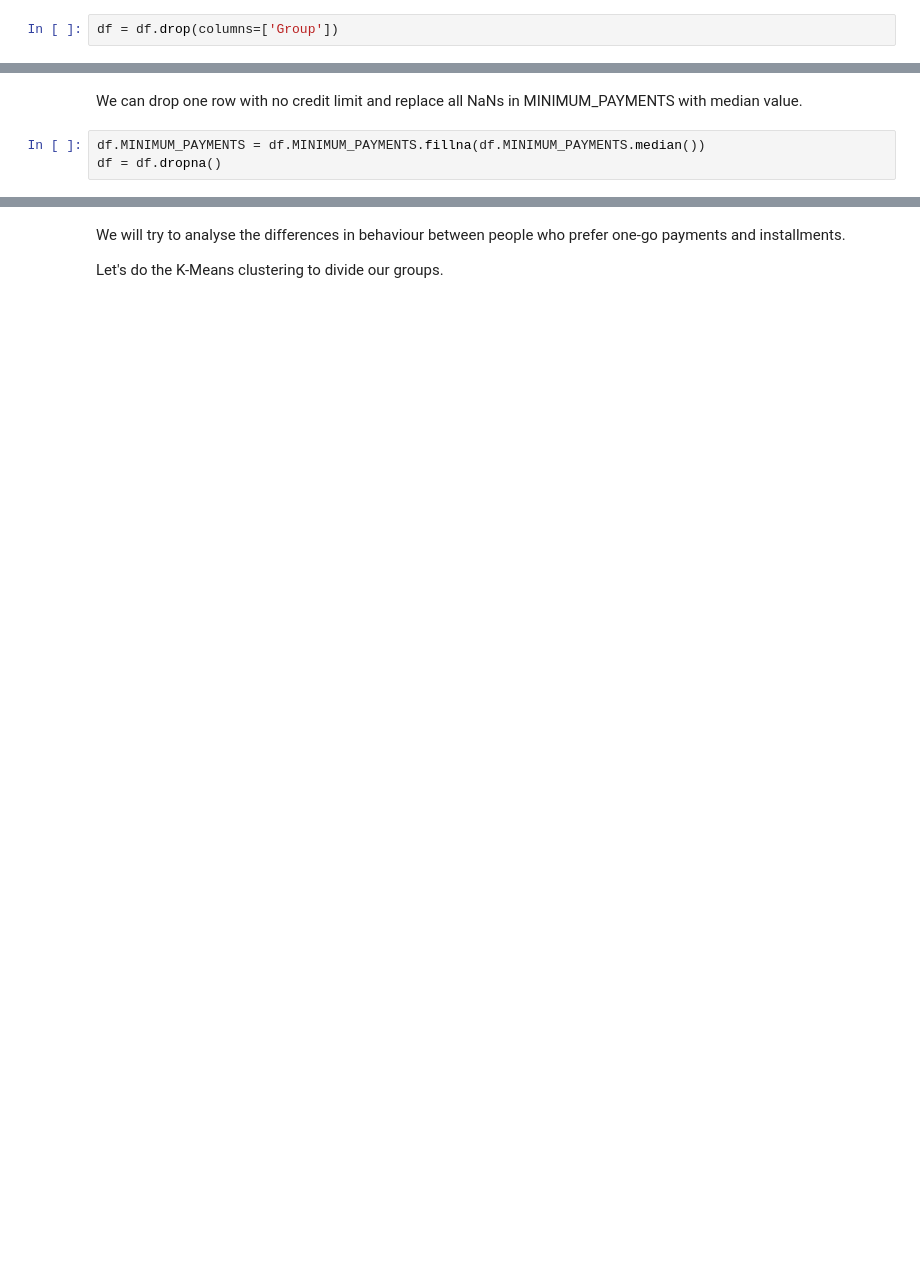
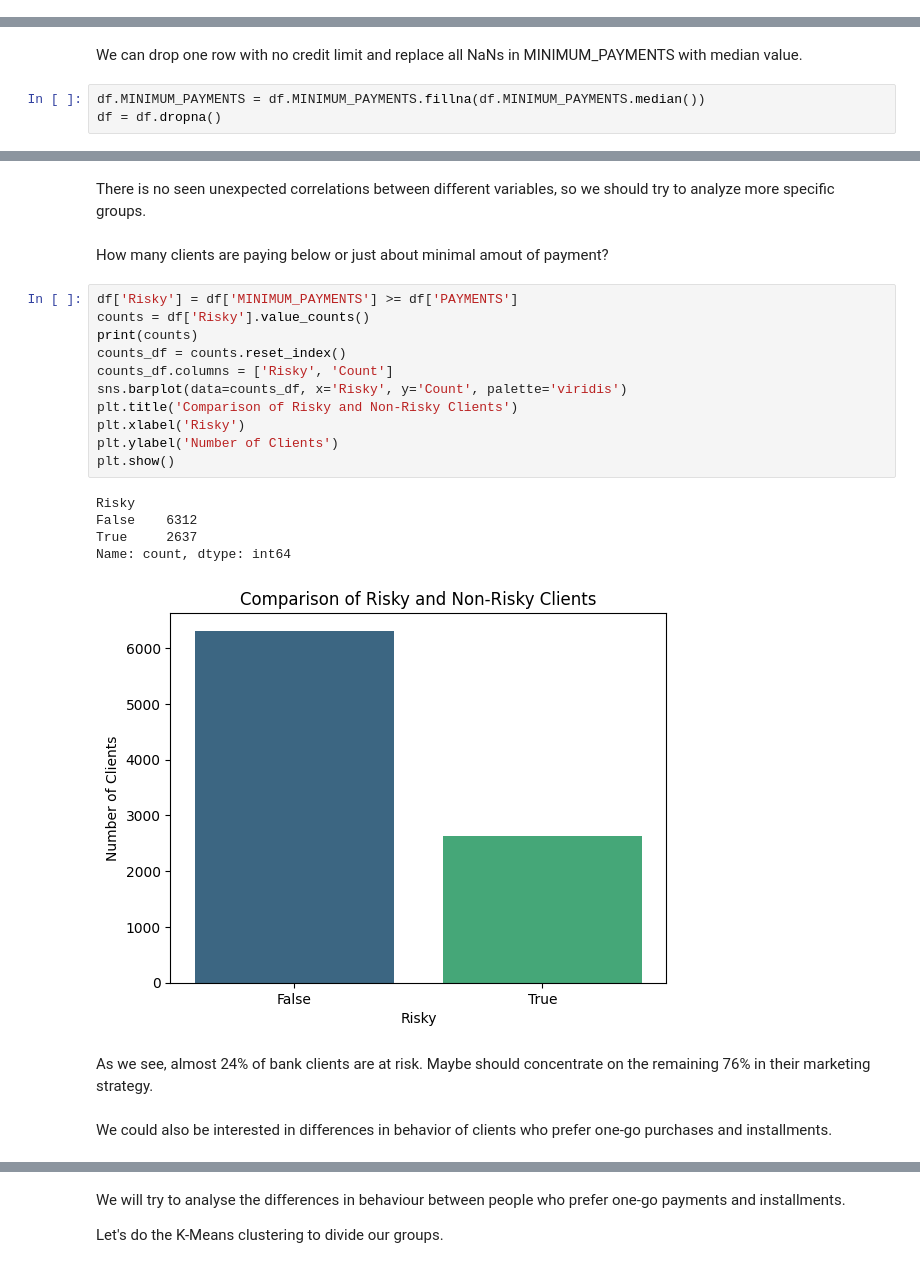
Before and after one commit to mirotorch/zsu, a Jupyter notebook: notebooks/zsu_proj.ipynb, the cells around one changed output, grey strips where cells are left out. Drawn from its saved outputs; the diff is of its cells as text; blank space fills up the shorter version.

```diff
--- a/notebooks/zsu_proj.ipynb
+++ b/notebooks/zsu_proj.ipynb
@@ -82,2 +48,0 @@ Let's drop our column and proceed to clustering.
-# %%
-df = df.drop(columns=['Group'])
@@ -99,0 +135,25 @@ df = df.dropna()
+# %% [markdown]
+There is no seen unexpected correlations between different variables, so we should try to analyze more specific groups.
+# %% [markdown]
+How many clients are paying below or just about minimal amout of payment?
+# %%
+df['Risky'] = df['MINIMUM_PAYMENTS'] >= df['PAYMENTS']
+counts = df['Risky'].value_counts()
+print(counts)
+counts_df = counts.reset_index()
+counts_df.columns = ['Risky', 'Count']
+sns.barplot(data=counts_df, x='Risky', y='Count', palette='viridis')
+plt.title('Comparison of Risky and Non-Risky Clients')
+plt.xlabel('Risky')
+plt.ylabel('Number of Clients')
+plt.show()
+# %% [output]
+Risky
+False    6312
+True     2637
+Name: count, dtype: int64
+[figure, added]
+# %% [markdown]
+As we see, almost 24% of bank clients are at risk. Maybe should concentrate on the remaining 76% in their marketing strategy.
+# %% [markdown]
+We could also be interested in differences in behavior of clients who prefer one-go purchases and installments.
```
Also changed, not shown: parts of 42 cells of this notebook.
